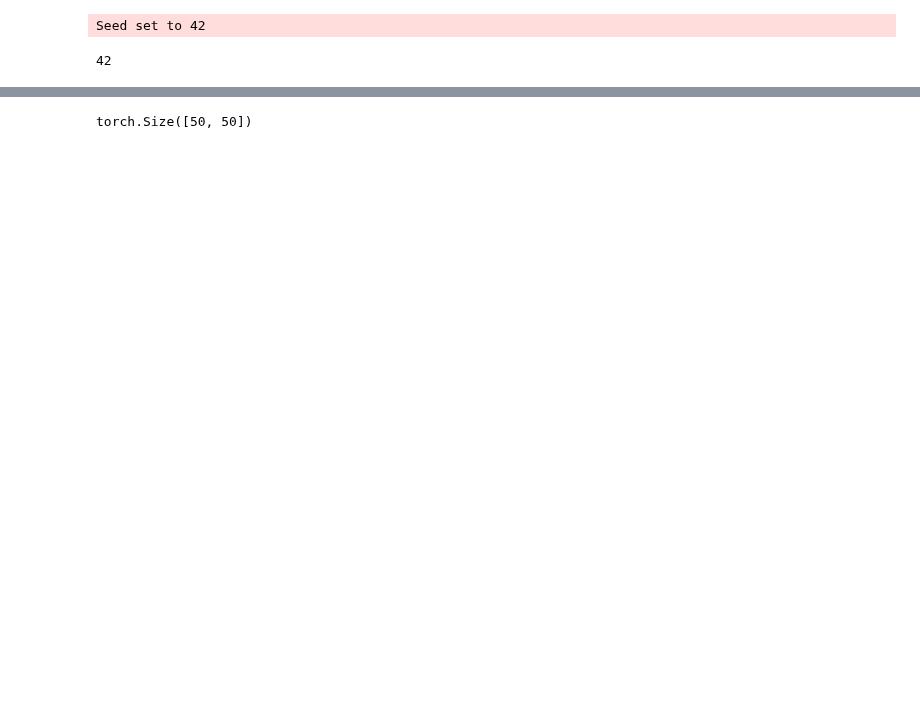
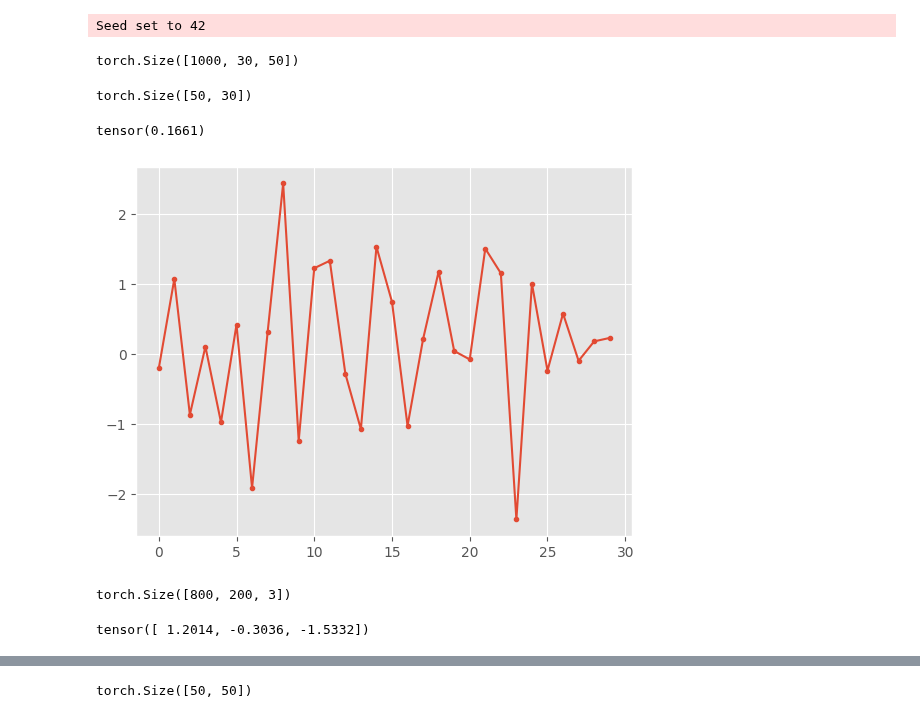
Before and after one commit to anonymous8293/factai, a Jupyter notebook: visualization.ipynb, the cells around one changed output, grey strips where cells are left out. Saved outputs shown, nothing was run; the diff lists cells and outputs as text; code cells hidden in the pictures; blank space fills up the shorter version.

```diff
--- a/visualization.ipynb
+++ b/visualization.ipynb
@@ -9,11 +15,19 @@ from tint.datasets import Arma
 
 SEED = 42
 seed_everything(seed=SEED, workers=True)
+plt.style.use("ggplot")
 # %% [output]
 Seed set to 42
-42
 # %%
-arma = Arma(seed=SEED)
+arma = Arma(seed=SEED, times=30)
 arma.download()  # This method generates the dataset
 inputs = arma.preprocess()["x"]
 true_saliencies = arma.true_saliency(dim=1)
+# %%
+inputs.size()
+# %% [output]
+torch.Size([1000, 30, 50])
+# %%
+inputs[0].T.size()
+# %% [output]
+torch.Size([50, 30])
@@ -19,0 +36,10 @@ true_saliencies = arma.true_saliency(dim=1)
+# %%
+x[0].mean()
+# %% [output]
+tensor(0.1661)
+# %%
+xs = np.arange(len(inputs[0].T[0]))
+plt.plot(xs, inputs[0].T[0], marker=".")
+plt.show()
+# %% [output]
+[figure, added]
@@ -20,2 +54,10 @@ true_saliencies = arma.true_saliency(dim=1)
+# %%
+x_train.size()
+# %% [output]
+torch.Size([800, 200, 3])
+# %%
+x_test[0][0]
+# %% [output]
+tensor([ 1.2014, -0.3036, -1.5332])
 # %%
 import pickle
```
Also changed, not shown: parts of 20 cells of this notebook, 7 other files.
